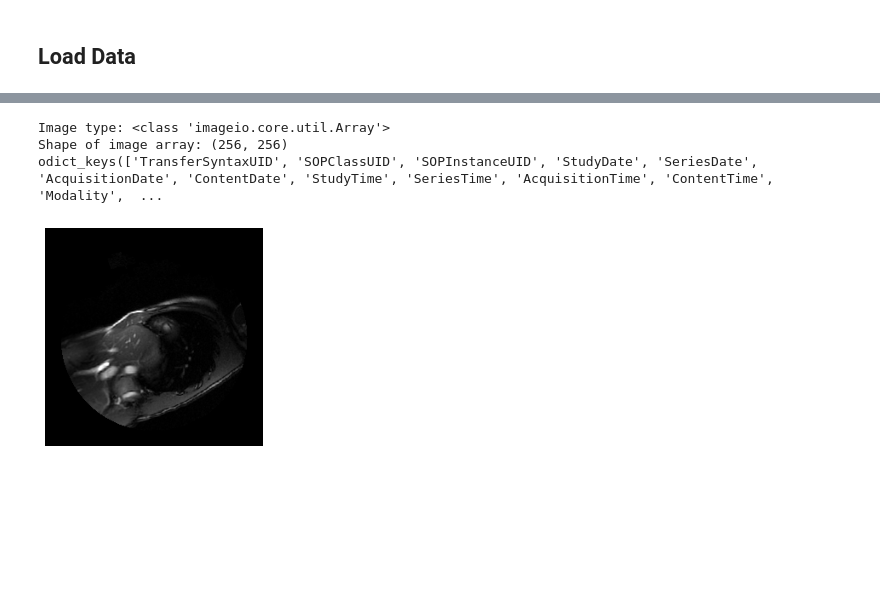
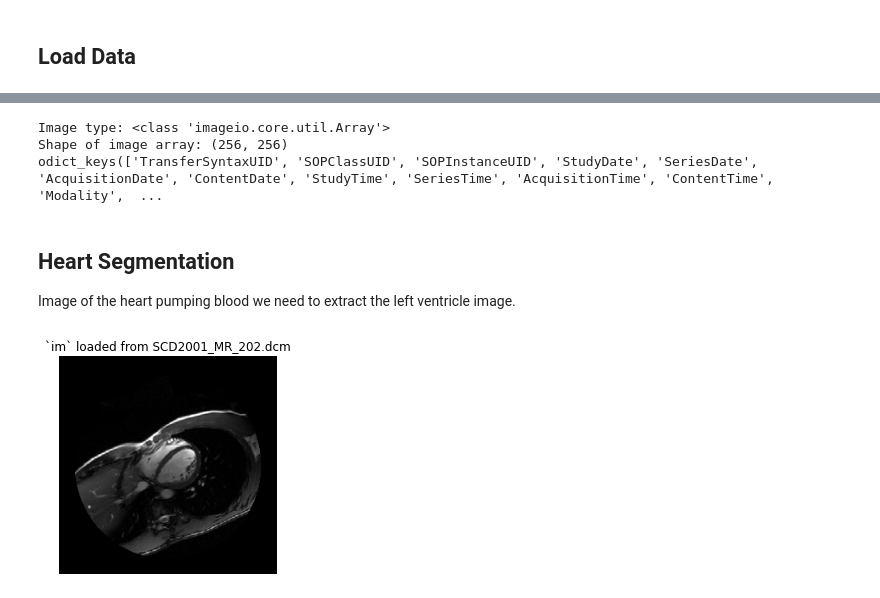
Before and after one commit to shpatrickguo/bitgrit, a Jupyter notebook: shpg-dsprojects/projects/Biomedical Image Analysis/Biomedical_img_analysis.ipynb, the cells around one changed output, grey strips where cells are left out. Drawn from its saved outputs; the diff is of its cells as text; code cells hidden in the pictures; blank space fills up the shorter version.

```diff
--- a/shpg-dsprojects/projects/Biomedical Image Analysis/Biomedical_img_analysis.ipynb
+++ b/shpg-dsprojects/projects/Biomedical Image Analysis/Biomedical_img_analysis.ipynb
@@ -9,4 +13,7 @@ This dataset is drawn from the [Sunnybrook Cardiac Atlas Project](http://www.car
 import numpy as np
 import pandas as pd
 import matplotlib.pyplot as plt
-import imageio.v2 as iio
+import imageio
+import scipy.ndimage as ndi
+print(imageio.__version__)
+plt.rcParams['figure.figsize'] = (16, 8)
@@ -17,9 +33,9 @@ DATA_PATH = "sunnybrook-cardiac-mr/"
 # %%
 #Test Img
-testimg = DATA_PATH + '/SCD2001_000/SCD2001_MR_202.dcm'
+testimg = DATA_PATH + '/SCD2001_006/SCD2001_MR_117.dcm'
 
 # Load "chest-220.dcm"
-im = iio.imread(testimg)
+im = imageio.v2.imread(testimg)
 
 # Print image attributes
 print('Image type:', type(im))
@@ -27,15 +43,21 @@ print('Shape of image array:', im.shape)
 
 # Print the available metadata fields
 print(im.meta.keys())
-
-# Draw the image in grayscale
-plt.imshow(im, cmap='gray')
-
-# Render the image
-plt.axis('off')
-plt.show()
 # %% [output]
 Image type: <class 'imageio.core.util.Array'>
 Shape of image array: (256, 256)
 odict_keys(['TransferSyntaxUID', 'SOPClassUID', 'SOPInstanceUID', 'StudyDate', 'SeriesDate', 'AcquisitionDate', 'ContentDate', 'StudyTime', 'SeriesTime', 'AcquisitionTime', 'ContentTime', 'Modality',  ...
-[figure, removed]
+# %% [markdown]
+## Heart Segmentation
+
+Image of the heart pumping blood we need to extract the left ventricle image.
+# %%
+# Draw the image in grayscale
+plt.imshow(im, cmap='gray')
+
+# Render the image
+plt.axis('off')
+plt.title(f"`im` loaded from SCD2001_MR_202.dcm")
+plt.show()
+# %% [output]
+[figure, added]
```
Also changed, not shown: parts of 10 cells of this notebook, 1 other file.
